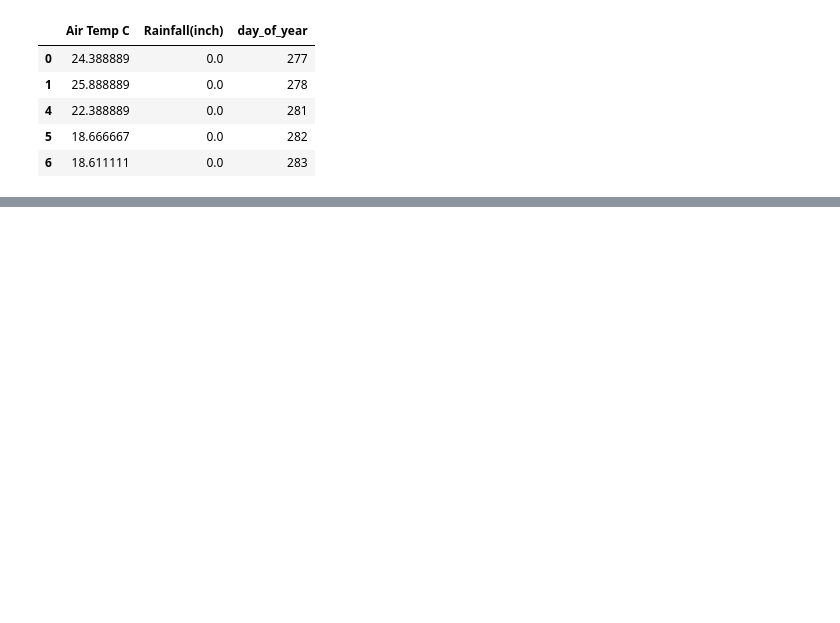
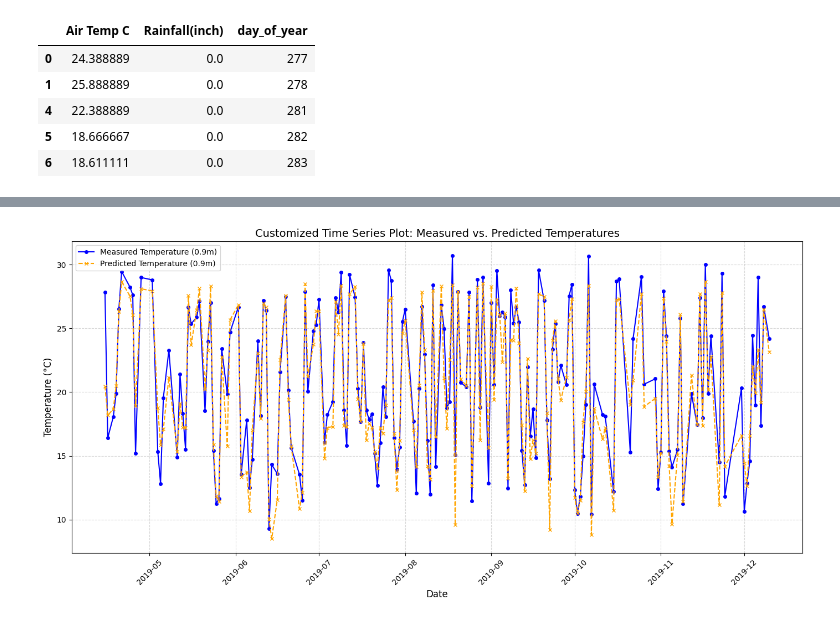
Before and after one commit to sandeepbandi924/PROJECTS, a Jupyter notebook: Temperature Prediction in Pavement Base and Subgrade Layers/temp3.ipynb, the cells around one changed output, grey strips where cells are left out. Saved outputs shown, nothing was run; the diff lists cells and outputs as text; code cells hidden in the pictures; blank space fills up the shorter version.

```diff
--- a/Temperature Prediction in Pavement Base and Subgrade Layers/temp3.ipynb
+++ b/Temperature Prediction in Pavement Base and Subgrade Layers/temp3.ipynb
@@ -456,5 +466,5 @@ Text(0, 0.5, 'Predicted Values')
 # %%
-y_pred = model.predict(X_test)
+# y_pred = model.predict(X_test)
 plt.figure(figsize=(5, 5))
 plt.scatter(y_test, y_pred, alpha=0.5)
 plt.plot([y_test.min(), y_test.max()], [y_test.min(), y_test.max()], 'r--', lw=2)
@@ -506,7 +514,7 @@ Output = ((-0.022 * ReLU(((0.125 * ReLU(((-0.171 * Air Temp) + (0.039 * Rainfall
 # %%
 from sklearn.metrics import mean_squared_error,mean_absolute_error,r2_score
 # Evaluate the model
-y_pred = model.predict(X_test)
+# y_pred = model.predict(X_test)
 mse = mean_squared_error(y_test, y_pred)
 mae = mean_absolute_error(y_test, y_pred)
 r2 = r2_score(y_test, y_pred)
@@ -539,0 +547,27 @@ data.head()
+# %%
+# Convert y_test and y_pred to NumPy arrays if they are not already
+y_test = np.array(y_test)
+y_pred = np.array(y_pred)
+
+# Customized Plot for Measured vs. Predicted Temperatures
+plt.figure(figsize=(14, 7))
+
+# Plotting Measured Temperatures
+plt.plot(data['Date'][-len(y_test):], y_test[:, 0], label='Measured Temperature (0.9m)', color='blue', linestyle='-', marker='o', markersize=4)
+# plt.plot(data['Date'][-len(y_test):], y_test[:, 1], label='Measured Temperature (1.8m)', color='green', linestyle='-', marker='^', markersize=4)
+
+# Plotting Predicted Temperatures
+plt.plot(data['Date'][-len(y_pred):], y_pred[:, 0], label='Predicted Temperature (0.9m)', color='orange', linestyle='--', marker='x', markersize=4)
+# plt.plot(data['Date'][-len(y_pred):], y_pred[:, 1], label='Predicted Temperature (1.8m)', color='red', linestyle='--', marker='v', markersize=4)
+
+# Customizing the plot
+plt.title('Customized Time Series Plot: Measured vs. Predicted Temperatures', fontsize=14)
+plt.xlabel('Date', fontsize=12)
+plt.ylabel('Temperature (°C)', fontsize=12)
+plt.xticks(rotation=45)
+plt.legend(fontsize=10)
+plt.grid(visible=True, linestyle='--', alpha=0.5)
+plt.tight_layout()  # Adjusts plot to ensure everything fits without overlapping
+plt.show()
+# %% [output]
+[figure, added]
```
Also changed, not shown: parts of 21 cells of this notebook.
